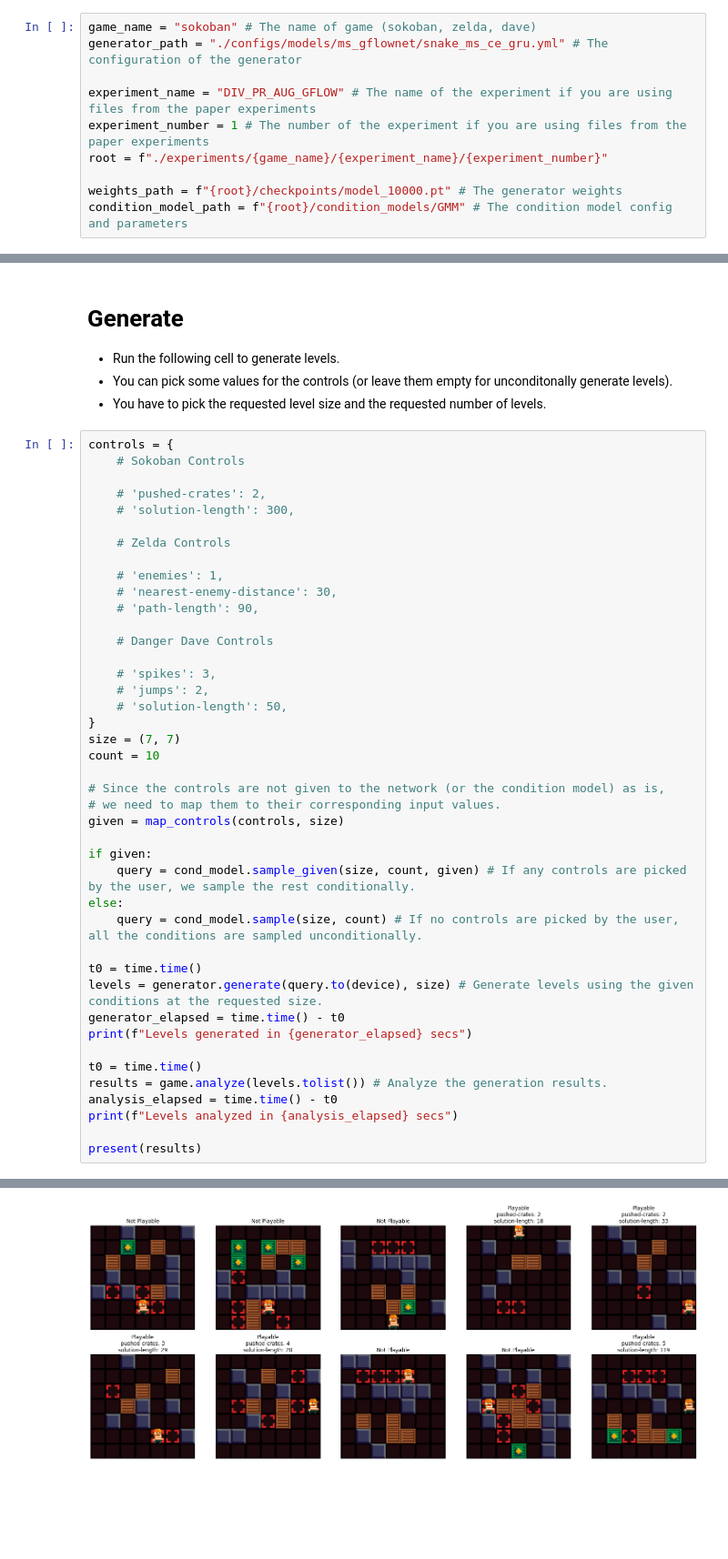
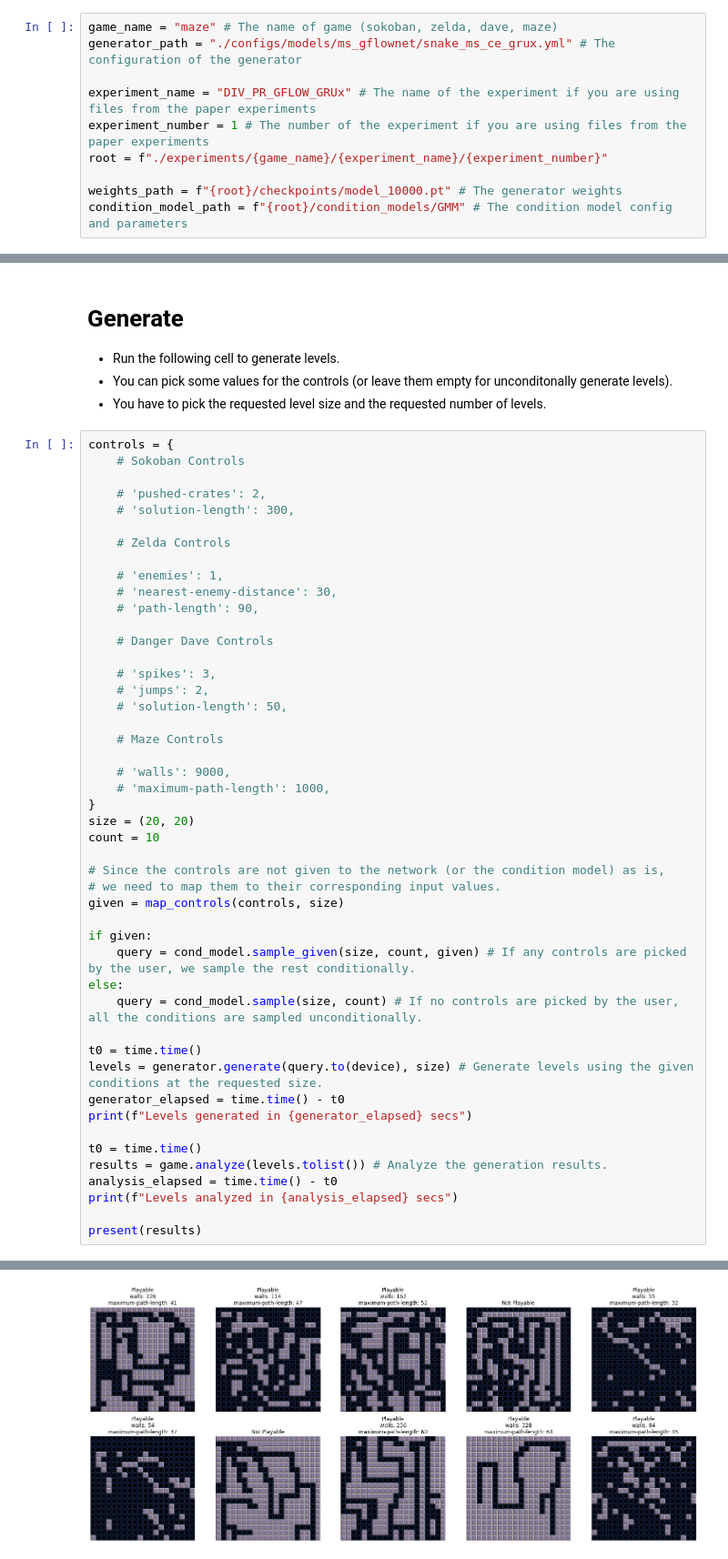
Before and after one commit to yahiaetman/ms-level-gen, a Jupyter notebook: explore.ipynb, the cells around one changed output, grey strips where cells are left out. Shown at 91% size. Cells and saved outputs as stored; diff of their text form; blank space fills up the shorter version.

Commit message:
Added maze to explore.ipynb

```diff
--- a/explore.ipynb
+++ b/explore.ipynb
@@ -10,10 +10,10 @@ from methods.ms_conditions import ControllableConditionModel
 ## Startup Options
 Choose the options such as the game, generator, condition model, etc.
 # %%
-game_name = "sokoban" # The name of game (sokoban, zelda, dave)
-generator_path = "./configs/models/ms_gflownet/snake_ms_ce_gru.yml" # The configuration of the generator
+game_name = "maze" # The name of game (sokoban, zelda, dave, maze)
+generator_path = "./configs/models/ms_gflownet/snake_ms_ce_grux.yml" # The configuration of the generator
 
-experiment_name = "DIV_PR_AUG_GFLOW" # The name of the experiment if you are using files from the paper experiments
+experiment_name = "DIV_PR_GFLOW_GRUx" # The name of the experiment if you are using files from the paper experiments
 experiment_number = 1 # The number of the experiment if you are using files from the paper experiments
 root = f"./experiments/{game_name}/{experiment_name}/{experiment_number}"
 
@@ -104,8 +104,13 @@ controls = {
     # 'spikes': 3,
     # 'jumps': 2,
     # 'solution-length': 50,
+
+    # Maze Controls
+
+    # 'walls': 9000,
+    # 'maximum-path-length': 1000,
 }
-size = (7, 7)
+size = (20, 20)
 count = 10
 
 # Since the controls are not given to the network (or the condition model) as is,
@@ -134 +139 @@ Levels analyzed in 0.5025186538696289 secs
-[figure, old version]
+[figure, new version]
```
Also changed, not shown: parts of 1 cell of this notebook.
